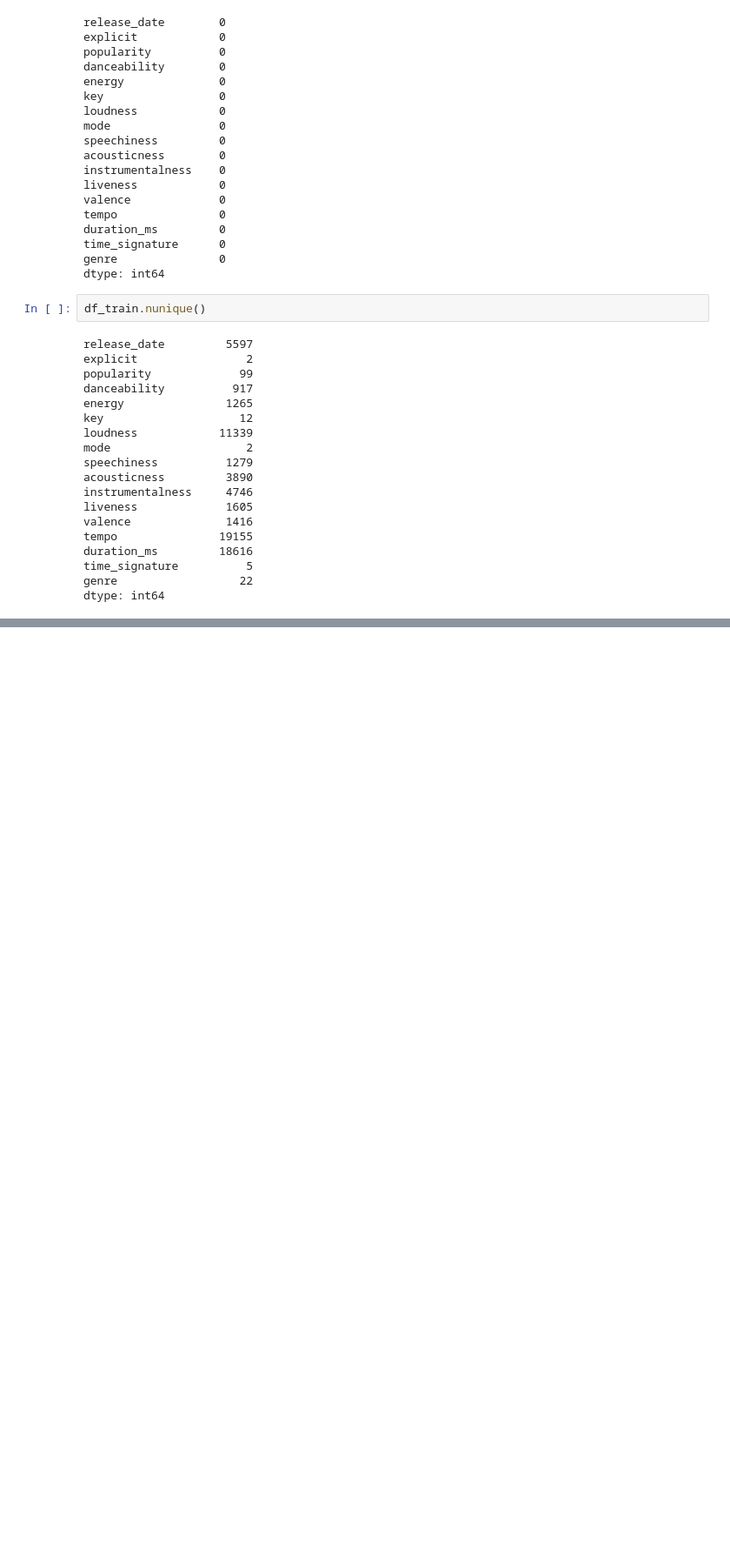
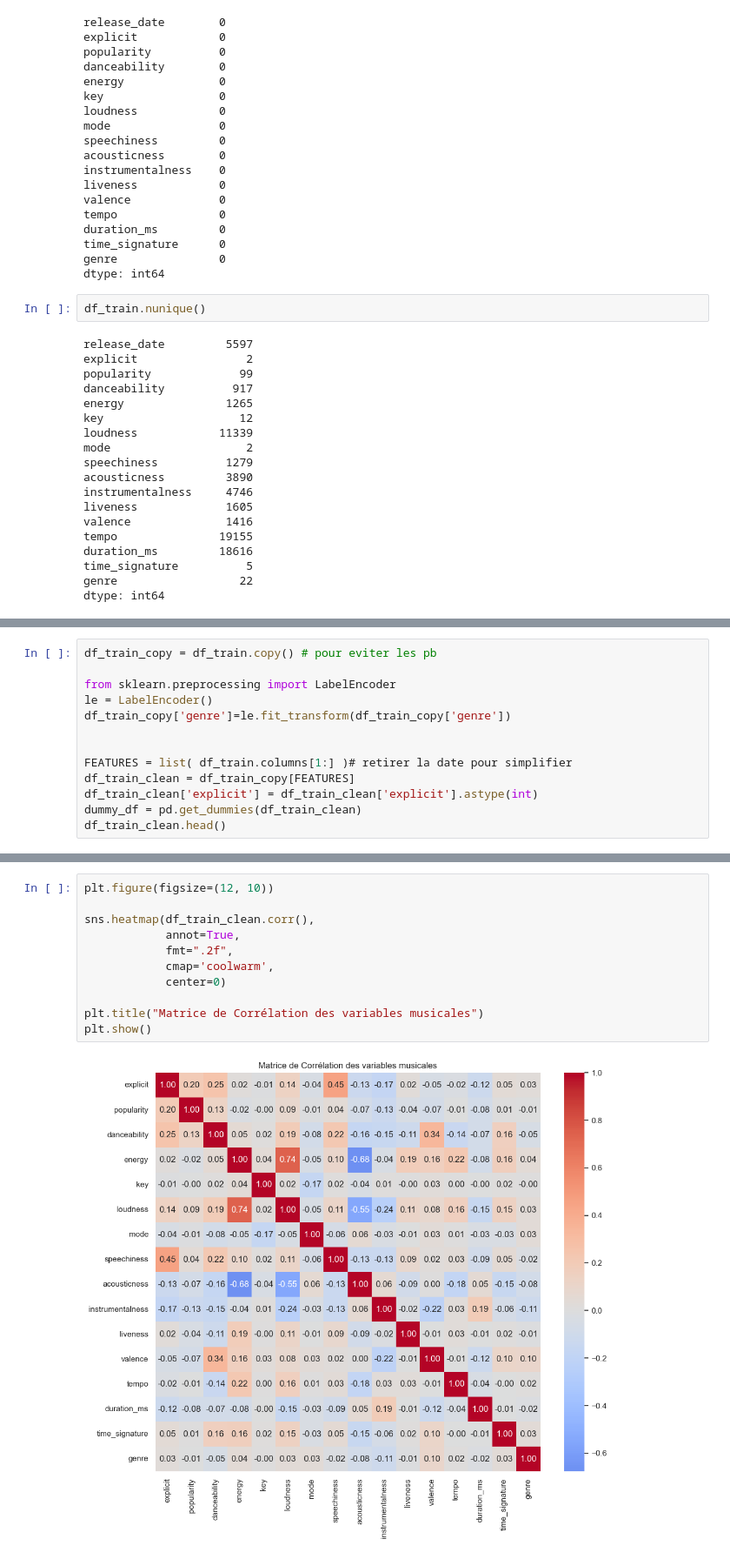
Before and after one commit to jmalfaro2019/Projet-AARES-20260202, a Jupyter notebook: part_1/notebooks/01_analysis.ipynb, the cells around one changed output, grey strips where cells are left out. Shown at 87% size. Drawn from its saved outputs; the diff is of its cells as text; blank space fills up the shorter version.

```diff
--- a/part_1/notebooks/01_analysis.ipynb
+++ b/part_1/notebooks/01_analysis.ipynb
@@ -99,0 +124,13 @@ dtype: int64
+# %%
+df_train_copy = df_train.copy() # pour eviter les pb
+
+from sklearn.preprocessing import LabelEncoder
+le = LabelEncoder()
+df_train_copy['genre']=le.fit_transform(df_train_copy['genre'])
+
+
+FEATURES = list( df_train.columns[1:] )# retirer la date pour simplifier
+df_train_clean = df_train_copy[FEATURES]
+df_train_clean['explicit'] = df_train_clean['explicit'].astype(int)
+dummy_df = pd.get_dummies(df_train_clean)
+df_train_clean.head()
@@ -99,0 +149,13 @@ dtype: int64
+# %%
+plt.figure(figsize=(12, 10))
+
+sns.heatmap(df_train_clean.corr(),
+            annot=True,
+            fmt=".2f",
+            cmap='coolwarm',
+            center=0)
+
+plt.title("Matrice de Corrélation des variables musicales")
+plt.show()
+# %% [output]
+[figure, added]
```
Also changed, not shown: parts of 6 cells of this notebook.
